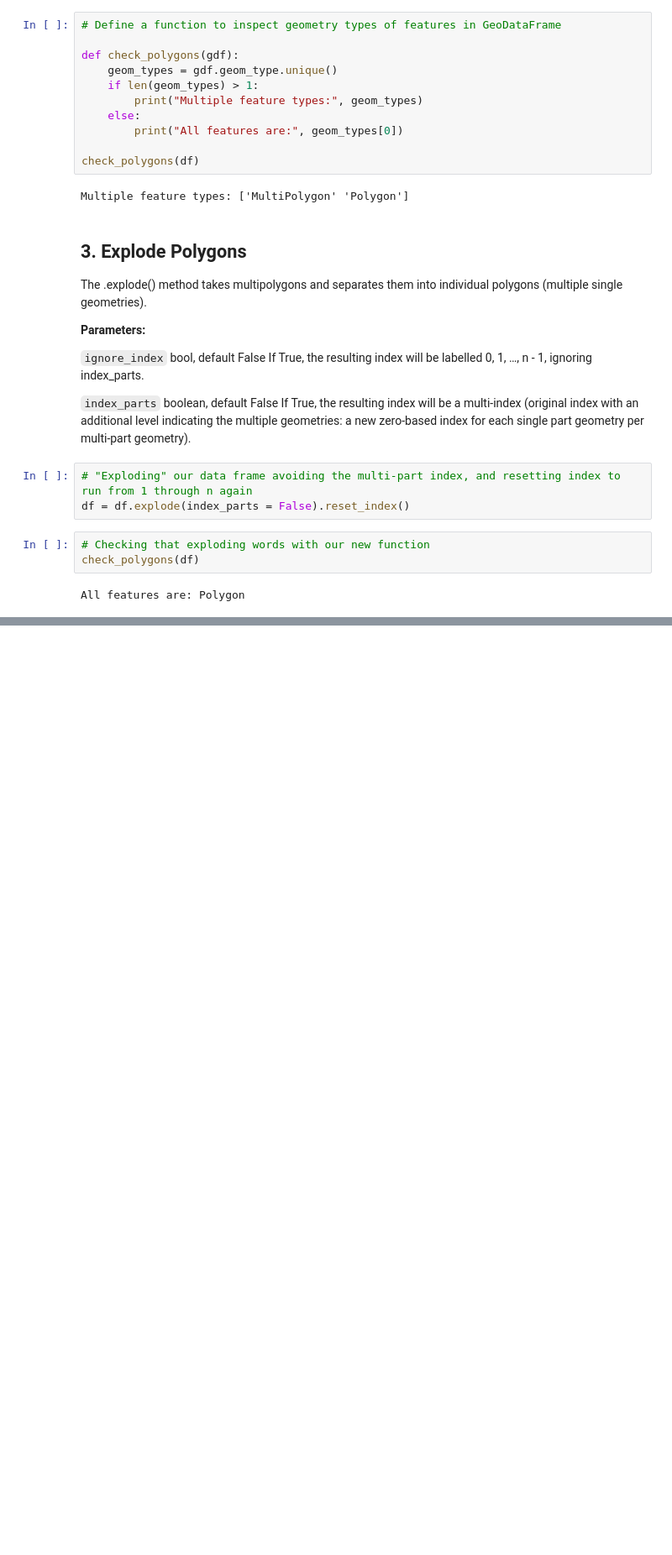
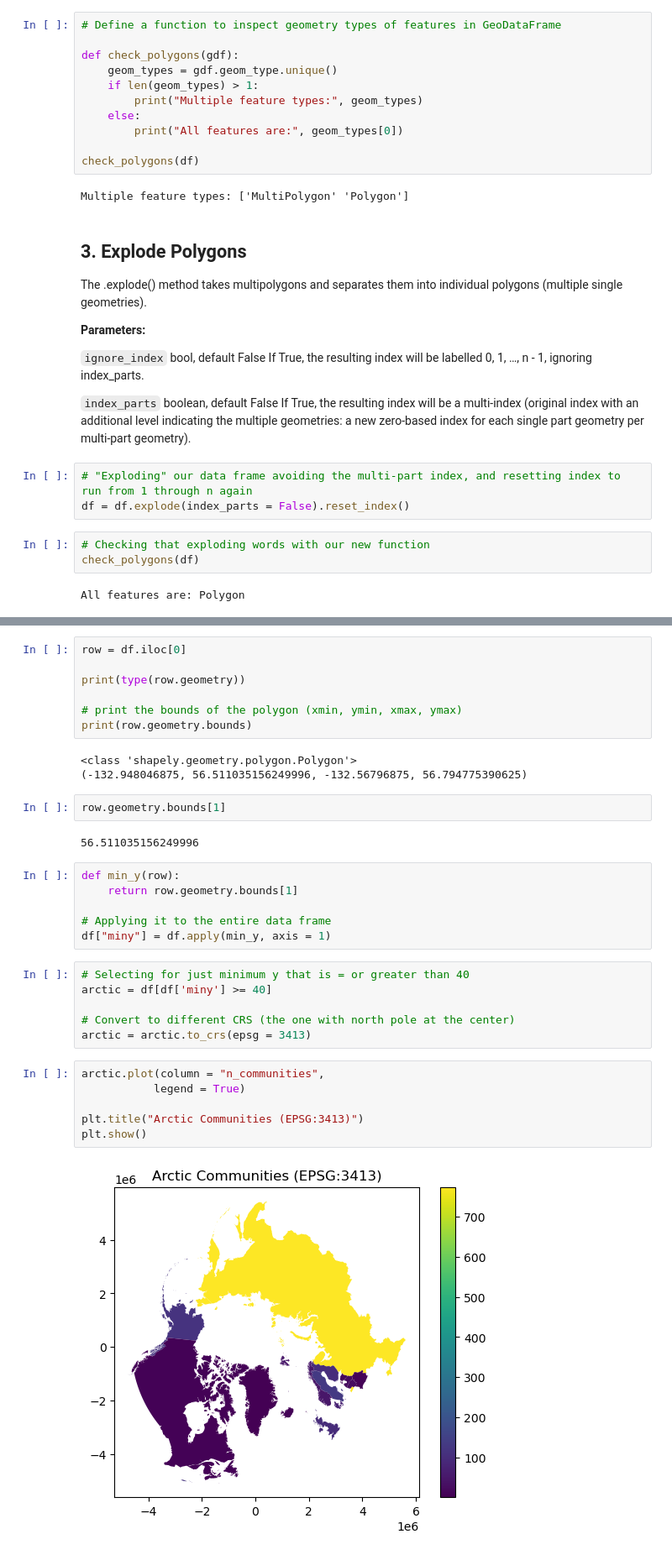
Before and after one commit to sofiasarak/eds220-sections, a Jupyter notebook: section-6-arctic-communities.ipynb, the cells around one changed output, grey strips where cells are left out. Shown at 84% size. Drawn from its saved outputs; the diff is of its cells as text; blank space fills up the shorter version.

Commit message:
Load data

```diff
--- a/section-6-arctic-communities.ipynb
+++ b/section-6-arctic-communities.ipynb
@@ -70,0 +80,34 @@ All features are: Polygon
+# %%
+row = df.iloc[0]
+
+print(type(row.geometry))
+
+# print the bounds of the polygon (xmin, ymin, xmax, ymax)
+print(row.geometry.bounds)
+# %% [output]
+<class 'shapely.geometry.polygon.Polygon'>
+(-132.948046875, 56.511035156249996, -132.56796875, 56.794775390625)
+# %%
+row.geometry.bounds[1]
+# %% [output]
+56.511035156249996
+# %%
+def min_y(row):
+    return row.geometry.bounds[1]
+
+# Applying it to the entire data frame
+df["miny"] = df.apply(min_y, axis = 1)
+# %%
+# Selecting for just minimum y that is = or greater than 40
+arctic = df[df['miny'] >= 40]
+
+# Convert to different CRS (the one with north pole at the center)
+arctic = arctic.to_crs(epsg = 3413)
+# %%
+arctic.plot(column = "n_communities",
+           legend = True)
+
+plt.title("Arctic Communities (EPSG:3413)")
+plt.show()
+# %% [output]
+[figure, added]
```
Also changed, not shown: parts of 3 cells of this notebook, 1 other file.
